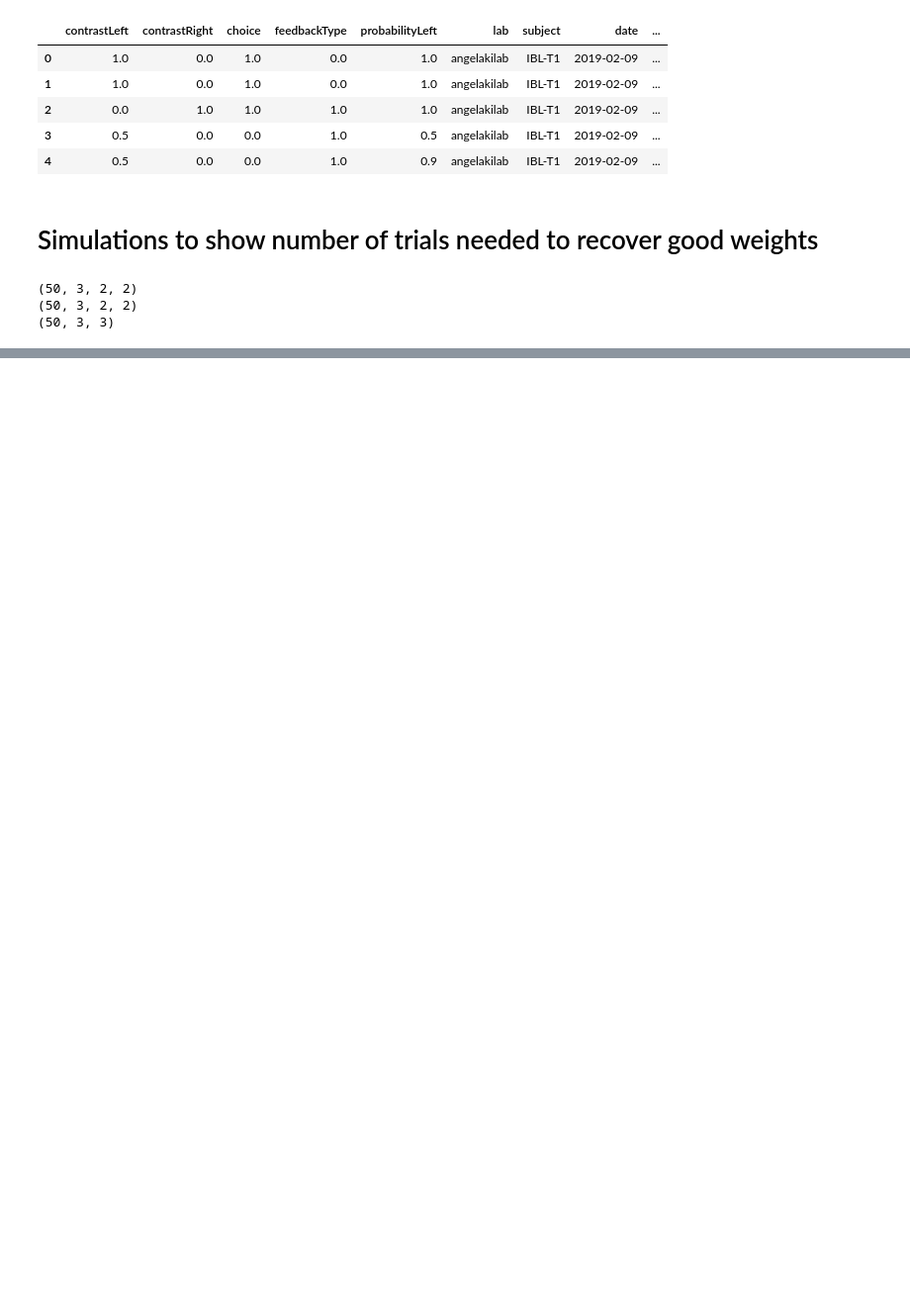
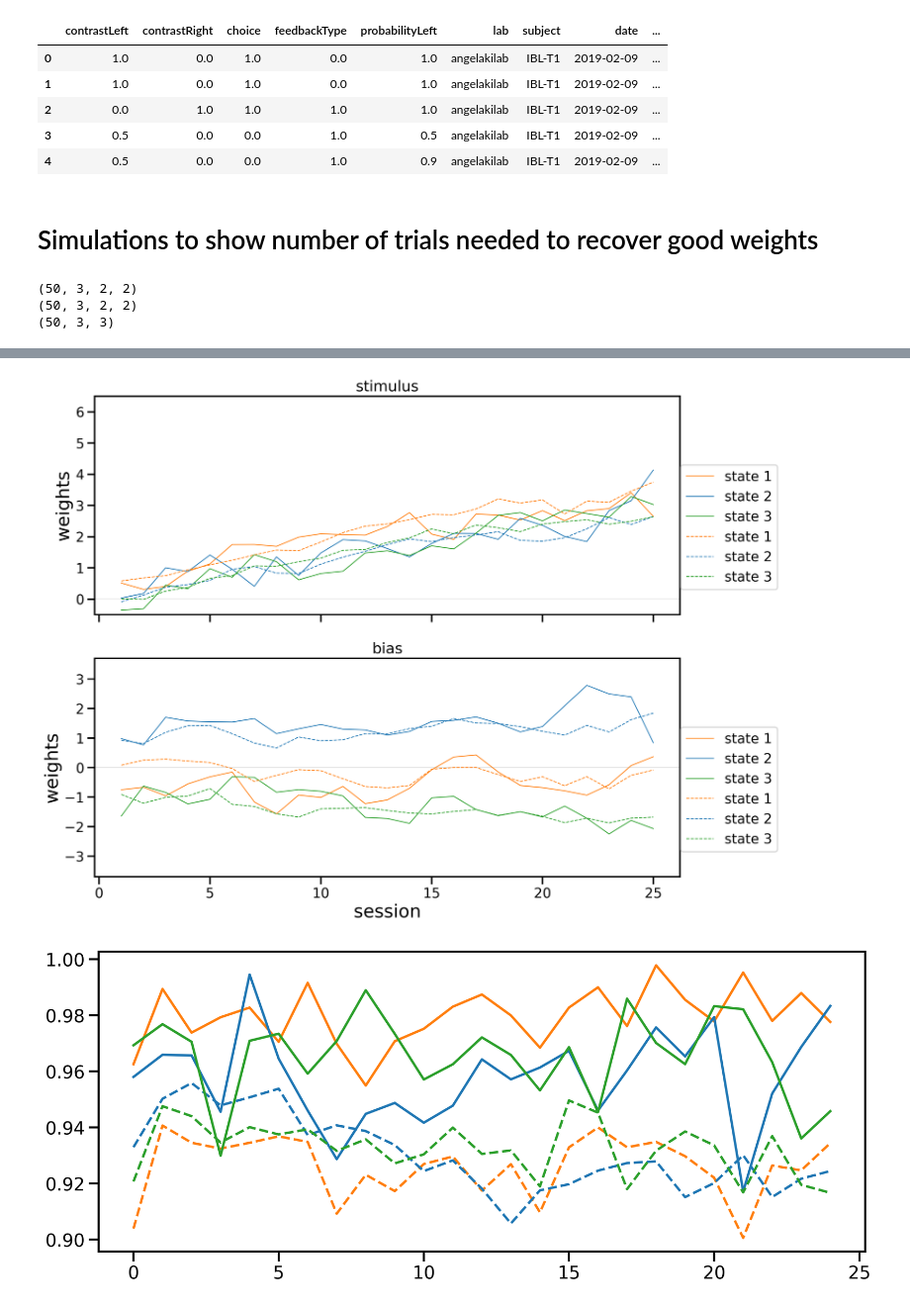
Before and after one commit to lenca56/dynamic_glmhmm, a Jupyter notebook: code/Reviews_IBL copy.ipynb, the cells around one changed output, grey strips where cells are left out. Shown at 99% size. Drawn from its saved outputs; the diff is of its cells as text; code cells hidden in the pictures; blank space fills up the shorter version.

```diff
--- a/code/Reviews_IBL copy.ipynb
+++ b/code/Reviews_IBL copy.ipynb
@@ -105,3 +218,16 @@ print(standardP[0].sum(axis=1))
+# %%
+fig, axes = plt.subplots(2, 1,figsize=(12.7,10.5), sharex=True, dpi=300)
+yLim=[[-0.5,6.5],[-3.7,3.7],[-3.7,3.7],[-3.7,3.7]]
+plotting_weights_per_feature(fitW[:,:,[1,0],:], sessInd, axes, yLim=yLim, colors=colorsStates, labels=['stimulus','bias'], linewidth=1, linestyle='-', alpha=1, legend=True, sortedStateInd=None)
+plotting_weights_per_feature(trueW[:,:,[1,0],:], sessInd, axes, yLim=yLim, colors=colorsStates, labels=['stimulus','bias'], linewidth=1, linestyle='--', alpha=1, legend=True, sortedStateInd=None)
+
+fig, axes = plt.subplots(figsize=(12.7,5), sharex=True, dpi=300)
+for k in range(K):
+    axes.plot(fitP[sessInd[:-1],k,k], '-',color=colorsStates[k])
+    axes.plot(trueP[sessInd[:-1],k,k], '--',color=colorsStates[k])
+# %% [output]
+[figure, added]
+[figure, added]
 # %%
 sigmaList = [10**x for x in list(np.arange(-3,1,0.5,dtype=float))] + [10**x for x in list(np.arange(1,4,1,dtype=float))]
 bestSigmaInd = 8
```
Also changed, not shown: parts of 8 cells of this notebook, 14 other files.
